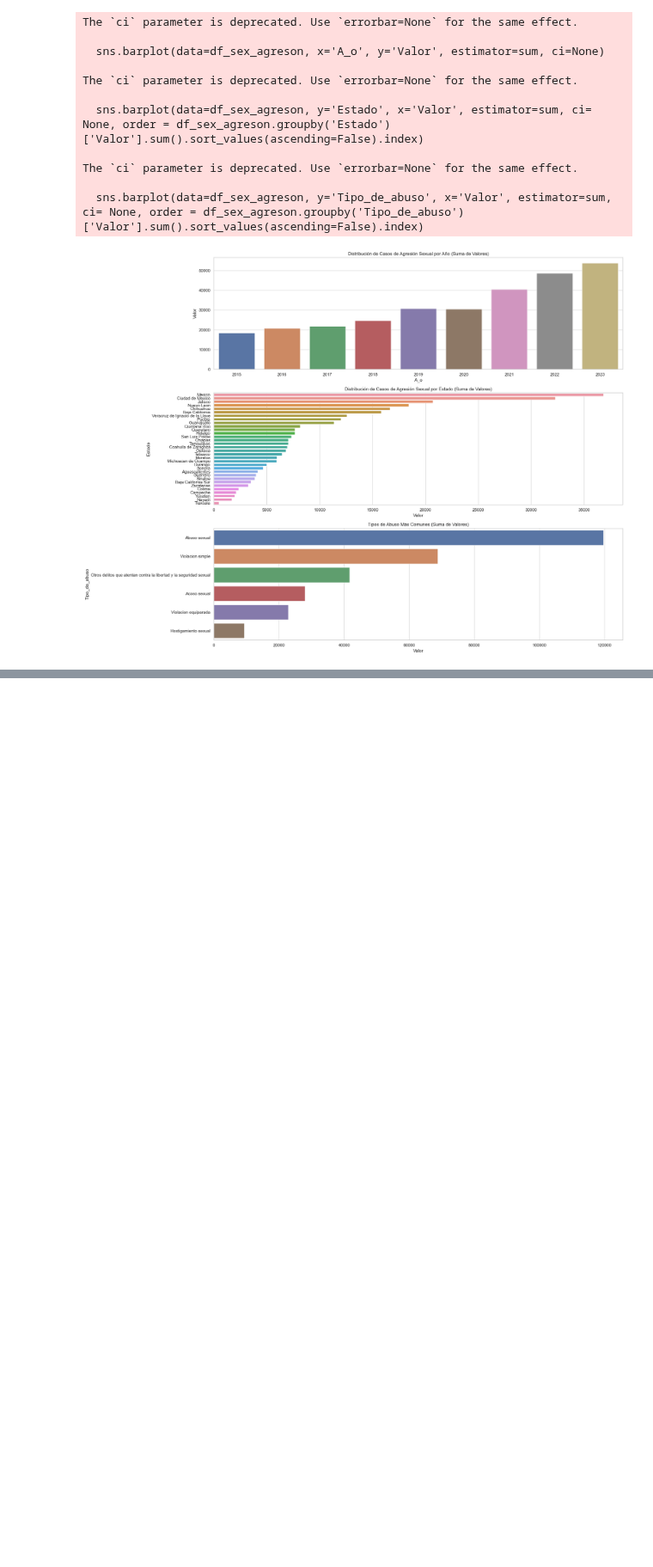
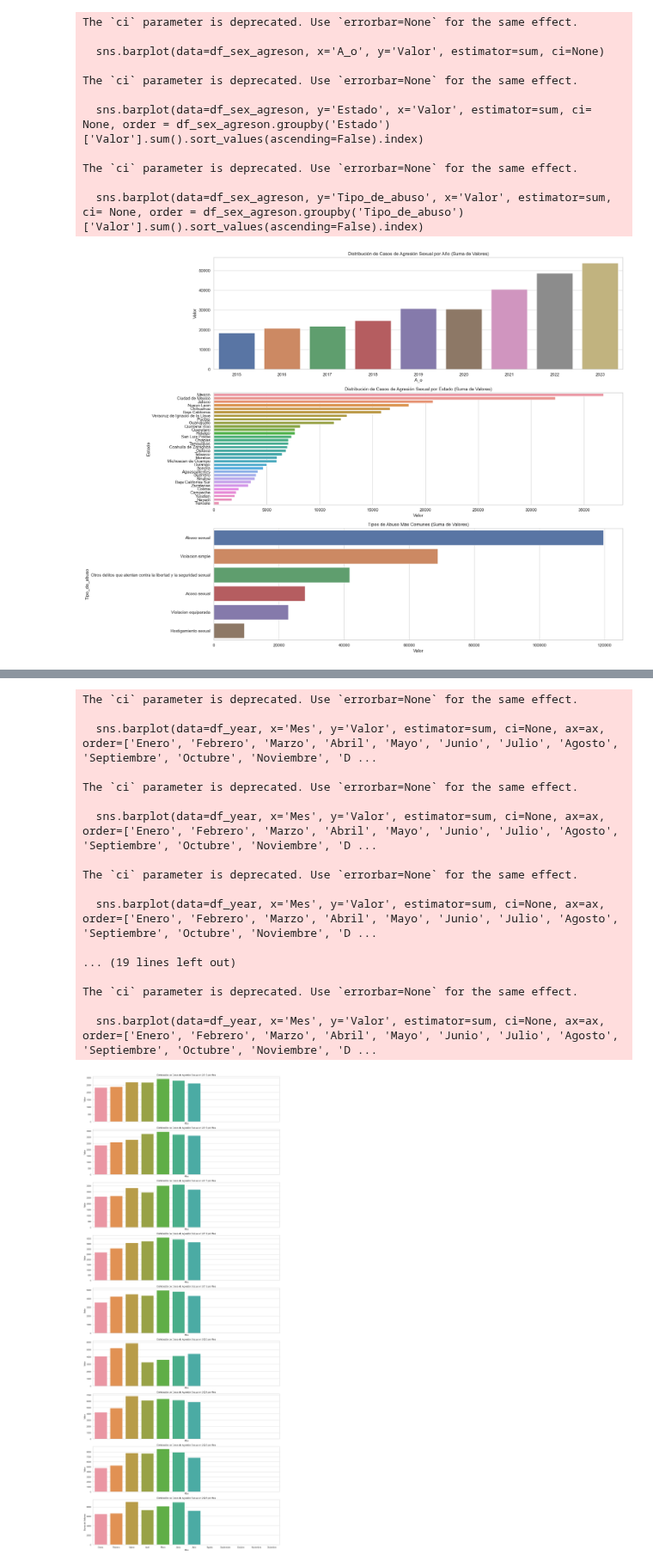
Before and after one commit to BlackEddit/EDA_Cleasings, a Jupyter notebook: EDA_Sexual_Agression.ipynb, the cells around one changed output, grey strips where cells are left out. Shown at 86% size. Cells and saved outputs as stored; diff of their text form; code cells hidden in the pictures; blank space fills up the shorter version.

```diff
--- a/EDA_Sexual_Agression.ipynb
+++ b/EDA_Sexual_Agression.ipynb
@@ -340,0 +374,48 @@ The `ci` parameter is deprecated. Use `errorbar=None` for the same effect.
+# %%
+# Inicializar la figura con subplots, uno para cada año
+# Obtenemos los años únicos en el dataset y contamos cuántos hay
+years = df['A_o'].unique()
+n_years = len(years)
+
+# Creamos una figura y ejes (subplots) con la misma escala en el eje x
+fig, axes = plt.subplots(n_years, 1, figsize=(15, 4 * n_years), sharex=True)
+
+# Recorremos cada año y creamos un subplot
+for i, year in enumerate(sorted(years)):
+    ax = axes[i]  # Obtenemos el eje correspondiente
+    df_year = df[df['A_o'] == year]  # Filtramos el DataFrame para incluir sólo los datos del año actual
+
+    # Creamos un gráfico de barras en el eje correspondiente
+    sns.barplot(data=df_year, x='Mes', y='Valor', estimator=sum, ci=None, ax=ax, order=['Enero', 'Febrero', 'Marzo', 'Abril', 'Mayo', 'Junio', 'Julio', 'Agosto', 'Septiembre', 'Octubre', 'Noviembre', 'Diciembre'])
+
+    # Añadimos un título al subplot
+    ax.set_title(f'Distribución de Casos de Agresión Sexual en {year} por Mes')
+
+# Añadimos etiquetas comunes para los ejes x e y
+plt.xlabel('Mes')
+plt.ylabel('Suma de Valores')
+
+# Ajustamos el layout para que todo encaje bien
+plt.tight_layout()
+
+# Mostramos los gráficos
+plt.show()
+# %% [output]
+The `ci` parameter is deprecated. Use `errorbar=None` for the same effect.
+
+  sns.barplot(data=df_year, x='Mes', y='Valor', estimator=sum, ci=None, ax=ax, order=['Enero', 'Febrero', 'Marzo', 'Abril', 'Mayo', 'Junio', 'Julio', 'Agosto', 'Septiembre', 'Octubre', 'Noviembre', 'D ...
+
+The `ci` parameter is deprecated. Use `errorbar=None` for the same effect.
+
+  sns.barplot(data=df_year, x='Mes', y='Valor', estimator=sum, ci=None, ax=ax, order=['Enero', 'Febrero', 'Marzo', 'Abril', 'Mayo', 'Junio', 'Julio', 'Agosto', 'Septiembre', 'Octubre', 'Noviembre', 'D ...
+
+The `ci` parameter is deprecated. Use `errorbar=None` for the same effect.
+
+  sns.barplot(data=df_year, x='Mes', y='Valor', estimator=sum, ci=None, ax=ax, order=['Enero', 'Febrero', 'Marzo', 'Abril', 'Mayo', 'Junio', 'Julio', 'Agosto', 'Septiembre', 'Octubre', 'Noviembre', 'D ...
+
+... (19 lines left out)
+
+The `ci` parameter is deprecated. Use `errorbar=None` for the same effect.
+
+  sns.barplot(data=df_year, x='Mes', y='Valor', estimator=sum, ci=None, ax=ax, order=['Enero', 'Febrero', 'Marzo', 'Abril', 'Mayo', 'Junio', 'Julio', 'Agosto', 'Septiembre', 'Octubre', 'Noviembre', 'D ...
+[figure, added]
```
Also changed, not shown: parts of 4 cells of this notebook.
